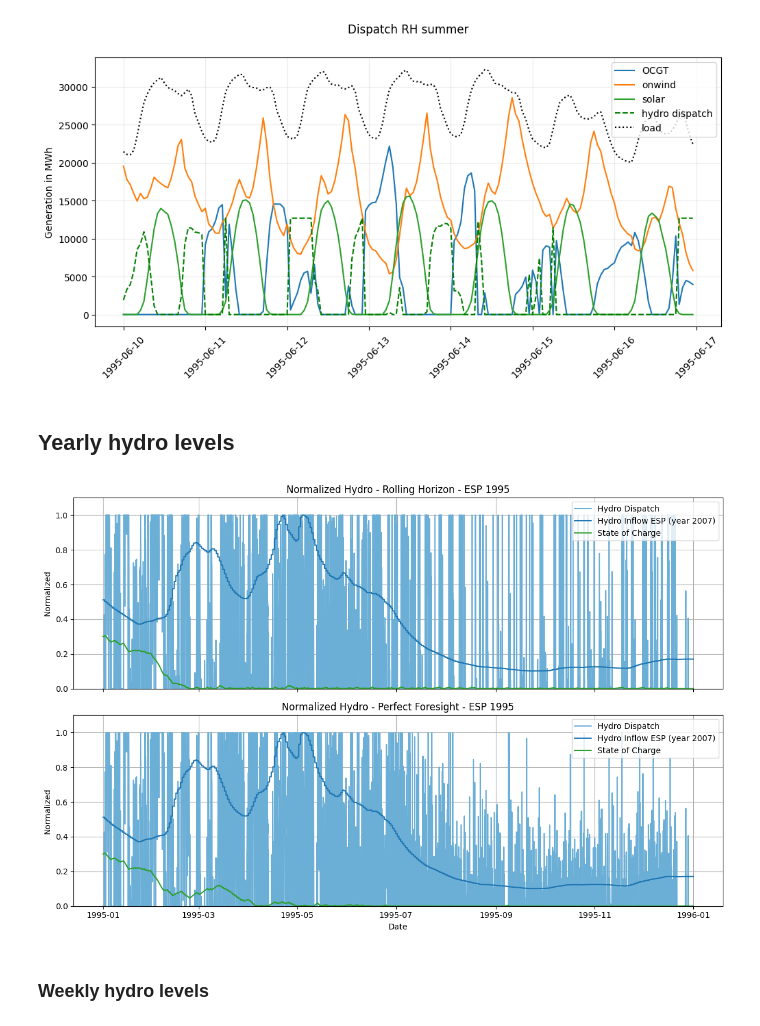
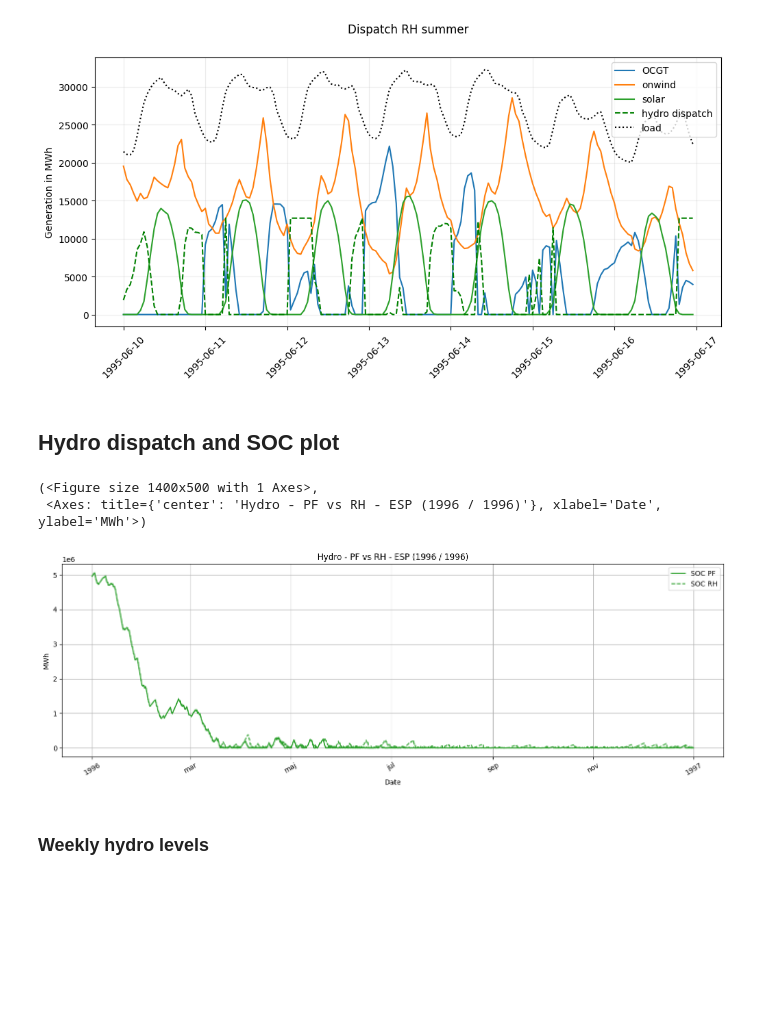
Before and after one commit to jonathangadfelt/MSc-thesis-Jonathan-Gadfelt, a Jupyter notebook: RLH_results.ipynb, the cells around one changed output. Saved outputs shown, nothing was run; the diff lists cells and outputs as text; code cells hidden in the pictures; blank space fills up the shorter version.

```diff
--- a/RLH_results.ipynb
+++ b/RLH_results.ipynb
@@ -37,8 +37,10 @@ weather_years = All_data['solar'].index.year.unique()
 # folder_rh = f"N_RH_d_{d_year_dispatch}_hMC_high2"
 # folder_pf = f"N_PF_d_{d_year_dispatch}_hMC_high2"
 
-folder_rh = f"N_RH_d_{d_year_dispatch}_h_{h_year_dispatch}_hMC_high2"
-folder_pf = f"N_PF_d_{d_year_dispatch}_h_{h_year_dispatch}_hMC_high2"
+test_name = "_0BS_hSPC"  # Name to append to files for identification
+
+folder_rh = f"N_RH_d_{d_year_dispatch}_h_{h_year_dispatch}{test_name}"
+folder_pf = f"N_PF_d_{d_year_dispatch}_h_{h_year_dispatch}{test_name}"
 
 networks_rh = load_networks(folder_name = folder_rh, weather_years = weather_years)
 networks_pf = load_networks(folder_name = folder_pf, weather_years = weather_years)
@@ -355,4 +346,4 @@ plot_dispatch(networks_rh[1995], start_hour=24*160, duration_hours=24*7, title="
 [figure]
 [figure]
 # %% [markdown]
-## Yearly hydro levels
+## Hydro dispatch and SOC plot
@@ -415,7 +350,9 @@ def plot_normalized_hydro(network_pf, network_rh, interval=None):
 # %%
-plot_normalized_hydro(networks_pf[1995], networks_rh[1995])
+plot_hydro(network_rh = networks_rh[1996], network_pf = networks_pf[1996], same_axes=True, show_soc=True, show_dispatch=False, show_inflow = False, normalized = False )
 # %% [output]
+(<Figure size 1400x500 with 1 Axes>,
+ <Axes: title={'center': 'Hydro - PF vs RH - ESP (1996 / 1996)'}, xlabel='Date', ylabel='MWh'>)
-[figure, old version]
+[figure, new version]
 # %% [markdown]
 ### Weekly hydro levels
 # %%
```
Also changed, not shown: parts of 23 cells of this notebook, 5 other files.
